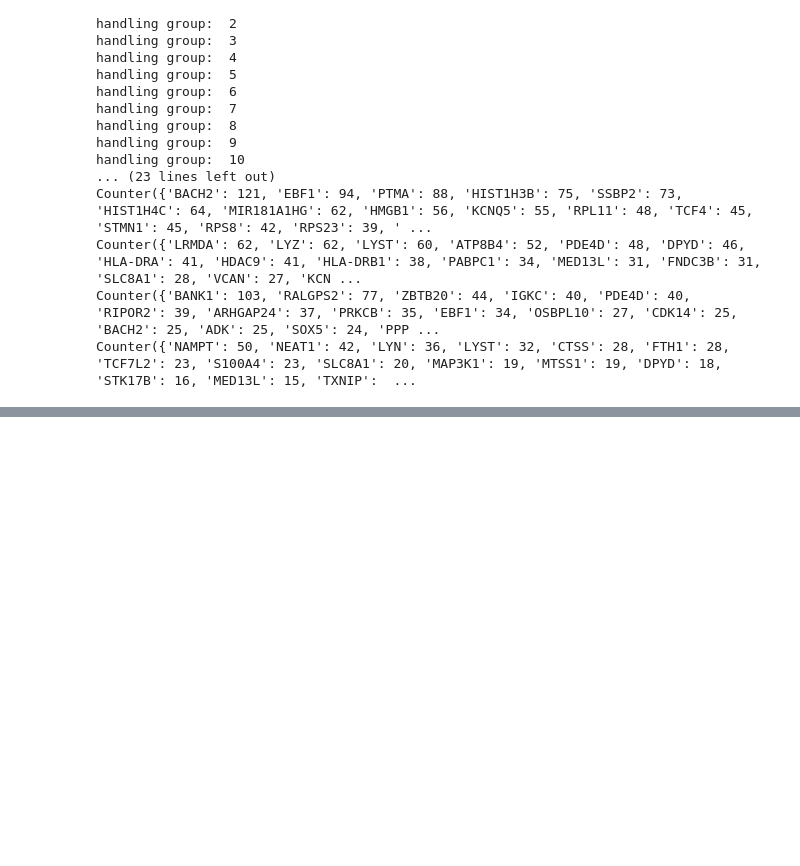
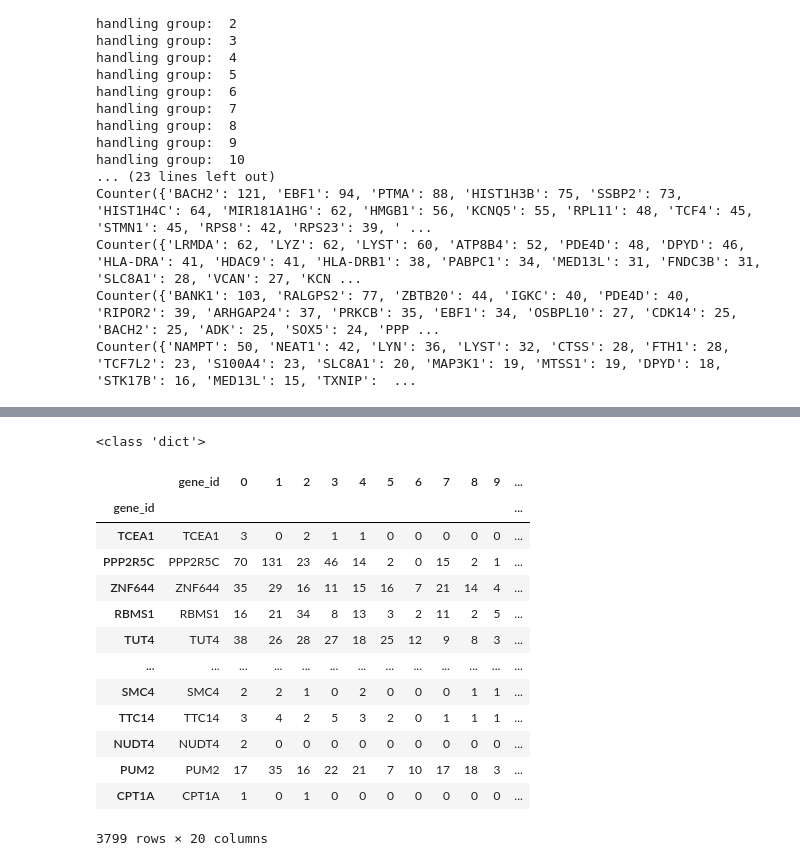
Before and after one commit to deidelma/ragsc, a Jupyter notebook: notebooks/analyze_sigs.ipynb, the cells around one changed output, grey strips where cells are left out. Cells and saved outputs as stored; diff of their text form; code cells hidden in the pictures; blank space fills up the shorter version.

```diff
--- a/notebooks/analyze_sigs.ipynb
+++ b/notebooks/analyze_sigs.ipynb
@@ -62,0 +143,23 @@ TODO: convert the above numbers into graphs to permit comparison of the numbers
+# %%
+print(type(bags))
+for bag in bags:
+    k: str = bag
+    v: Counter = bags[bag]
+    df_summary[k] = df_summary.index.map(v)
+df_summary
+# %% [output]
+<class 'dict'>
+|  | gene_id | 0 | 1 | 2 | 3 | 4 | 5 | 6 | 7 | 8 | 9 | ... |
+| gene_id |  |  |  |  |  |  |  |  |  |  |  | ... |
+| TCEA1 | TCEA1 | 3 | 0 | 2 | 1 | 1 | 0 | 0 | 0 | 0 | 0 | ... |
+| PPP2R5C | PPP2R5C | 70 | 131 | 23 | 46 | 14 | 2 | 0 | 15 | 2 | 1 | ... |
+| ZNF644 | ZNF644 | 35 | 29 | 16 | 11 | 15 | 16 | 7 | 21 | 14 | 4 | ... |
+| RBMS1 | RBMS1 | 16 | 21 | 34 | 8 | 13 | 3 | 2 | 11 | 2 | 5 | ... |
+| TUT4 | TUT4 | 38 | 26 | 28 | 27 | 18 | 25 | 12 | 9 | 8 | 3 | ... |
+| ... | ... | ... | ... | ... | ... | ... | ... | ... | ... | ... | ... | ... |
+| SMC4 | SMC4 | 2 | 2 | 1 | 0 | 2 | 0 | 0 | 0 | 1 | 1 | ... |
+| TTC14 | TTC14 | 3 | 4 | 2 | 5 | 3 | 2 | 0 | 1 | 1 | 1 | ... |
+| NUDT4 | NUDT4 | 2 | 0 | 0 | 0 | 0 | 0 | 0 | 0 | 0 | 0 | ... |
+| PUM2 | PUM2 | 17 | 35 | 16 | 22 | 21 | 7 | 10 | 17 | 18 | 3 | ... |
+| CPT1A | CPT1A | 1 | 0 | 1 | 0 | 0 | 0 | 0 | 0 | 0 | 0 | ... |
+3799 rows × 20 columns
```
Also changed, not shown: parts of 20 cells of this notebook.
